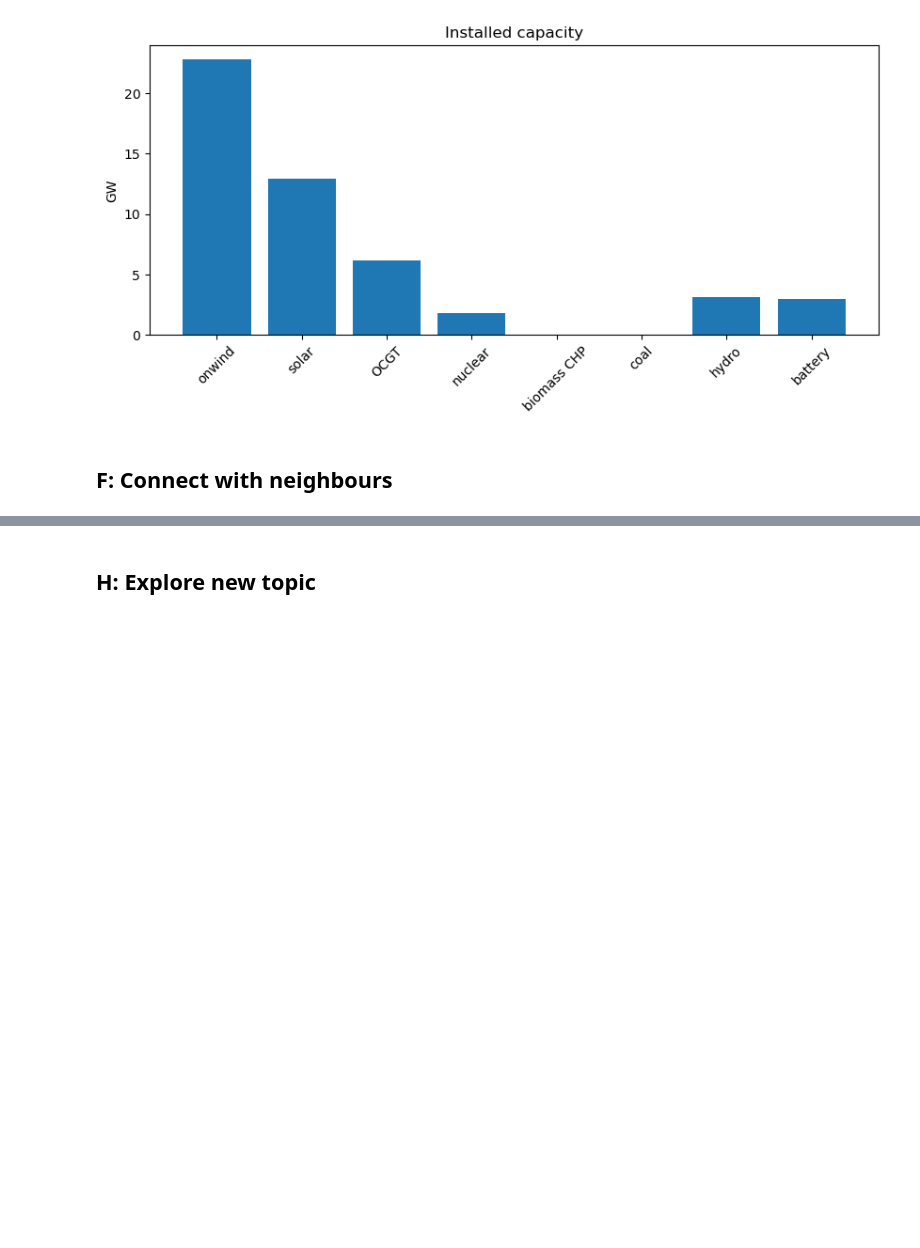
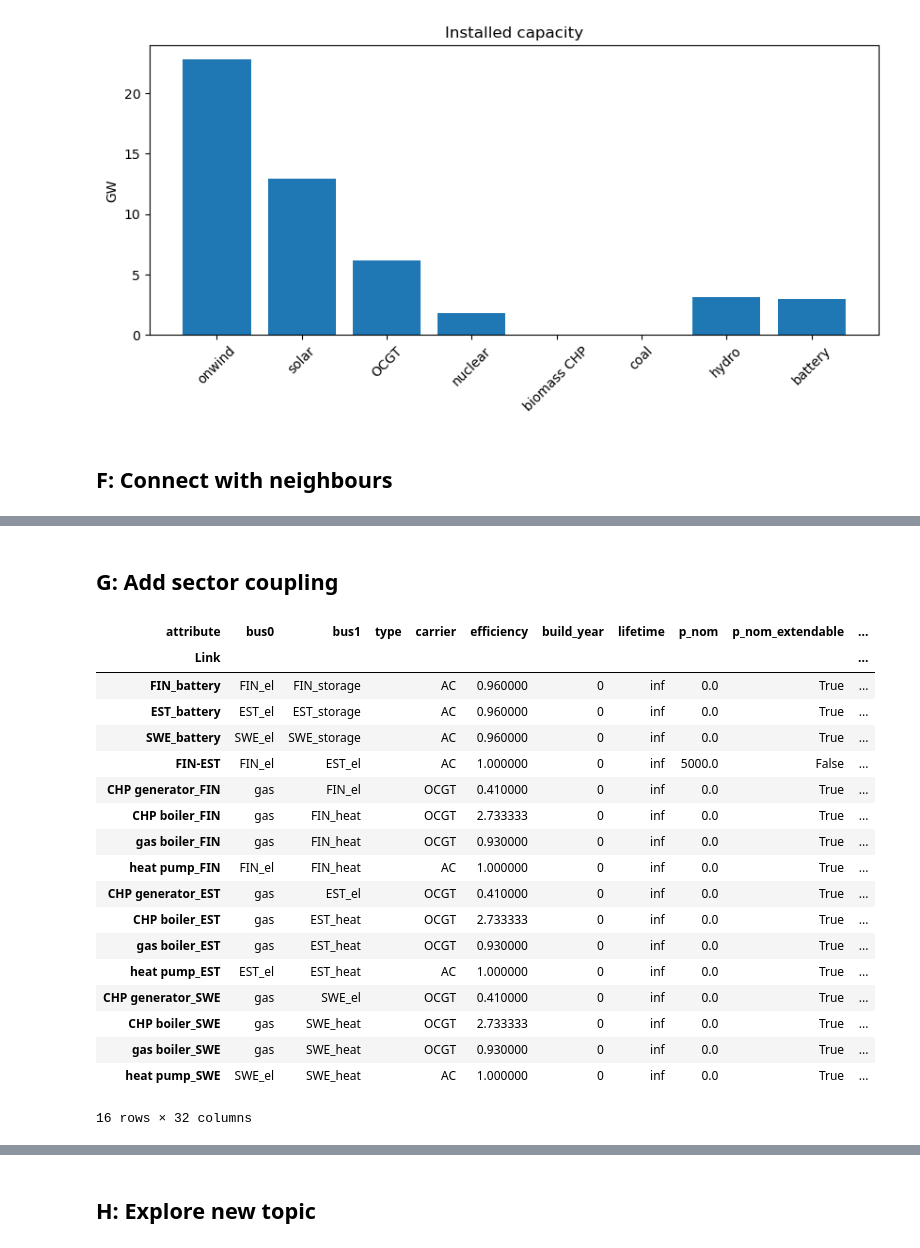
Before and after one commit to NicolineSimoneDTU/Integrated_Project, a Jupyter notebook: project.ipynb, the cells around one changed output, grey strips where cells are left out. Cells and saved outputs as stored; diff of their text form; code cells hidden in the pictures; blank space fills up the shorter version.

```diff
--- a/project.ipynb
+++ b/project.ipynb
@@ -718,0 +712,30 @@ Name: s_nom_opt, dtype: float64
+# %% [markdown]
+## G: Add sector coupling
+# %%
+# Import temperature data
+temp_est = pd.read_excel("Estland_temp.xlsx")
+temp_est.index = pd.to_datetime(temp_est['Päev'].astype(str) + '-' +
+                                temp_est['Kuu'].astype(str) + '-' +
+                                temp_est['Aasta'].astype(str) + " " +
+                                temp_est["Kell (UTC)"].astype(str),
+                                format='%d-%m-%Y %H:%M:%S')
+temp_est = temp_est["Õhutemperatuur °C"]
+
+temp_swe = pd.read_csv("Sverige_temp.csv")
+temp_swe.index = pd.to_datetime(temp_swe['Day'].astype(str) + '-' +
+                                temp_swe['Month'].astype(str) + '-' +
+                                temp_swe['Year'].astype(str) + " " +
+                                temp_swe["Time [UTC]"].astype(str),
+                                format='%d-%m-%Y %H:%M')
+temp_swe = temp_swe["Average temperature [°C]"]
+
+temp_fin = pd.read_csv("Finland_temp.csv", sep=";")
+temp_fin.index = pd.to_datetime(temp_fin['Datum'].astype(str) + " " +
+                                temp_fin["Tid (UTC)"].astype(str),
+                                format='%d-%m-%Y %H:%M:%S')
+temp_fin = temp_fin["Lufttemperatur"]
+
+temperature_df = pd.concat(
+    [temp_est.rename("EST"), temp_fin.rename("FIN"), temp_swe.rename("SWE")],
+    axis=1
+)
@@ -718,0 +831,22 @@ Name: s_nom_opt, dtype: float64
+# %%
+network.links
+# %% [output]
+| attribute | bus0 | bus1 | type | carrier | efficiency | build_year | lifetime | p_nom | p_nom_extendable | ... |
+| Link |  |  |  |  |  |  |  |  |  | ... |
+| FIN_battery | FIN_el | FIN_storage |  | AC | 0.960000 | 0 | inf | 0.0 | True | ... |
+| EST_battery | EST_el | EST_storage |  | AC | 0.960000 | 0 | inf | 0.0 | True | ... |
+| SWE_battery | SWE_el | SWE_storage |  | AC | 0.960000 | 0 | inf | 0.0 | True | ... |
+| FIN-EST | FIN_el | EST_el |  | AC | 1.000000 | 0 | inf | 5000.0 | False | ... |
+| CHP generator_FIN | gas | FIN_el |  | OCGT | 0.410000 | 0 | inf | 0.0 | True | ... |
+| CHP boiler_FIN | gas | FIN_heat |  | OCGT | 2.733333 | 0 | inf | 0.0 | True | ... |
+| gas boiler_FIN | gas | FIN_heat |  | OCGT | 0.930000 | 0 | inf | 0.0 | True | ... |
+| heat pump_FIN | FIN_el | FIN_heat |  | AC | 1.000000 | 0 | inf | 0.0 | True | ... |
+| CHP generator_EST | gas | EST_el |  | OCGT | 0.410000 | 0 | inf | 0.0 | True | ... |
+| CHP boiler_EST | gas | EST_heat |  | OCGT | 2.733333 | 0 | inf | 0.0 | True | ... |
+| gas boiler_EST | gas | EST_heat |  | OCGT | 0.930000 | 0 | inf | 0.0 | True | ... |
+| heat pump_EST | EST_el | EST_heat |  | AC | 1.000000 | 0 | inf | 0.0 | True | ... |
+| CHP generator_SWE | gas | SWE_el |  | OCGT | 0.410000 | 0 | inf | 0.0 | True | ... |
+| CHP boiler_SWE | gas | SWE_heat |  | OCGT | 2.733333 | 0 | inf | 0.0 | True | ... |
+| gas boiler_SWE | gas | SWE_heat |  | OCGT | 0.930000 | 0 | inf | 0.0 | True | ... |
+| heat pump_SWE | SWE_el | SWE_heat |  | AC | 1.000000 | 0 | inf | 0.0 | True | ... |
+16 rows × 32 columns
```
Also changed, not shown: parts of 21 cells of this notebook, 2 other files.
